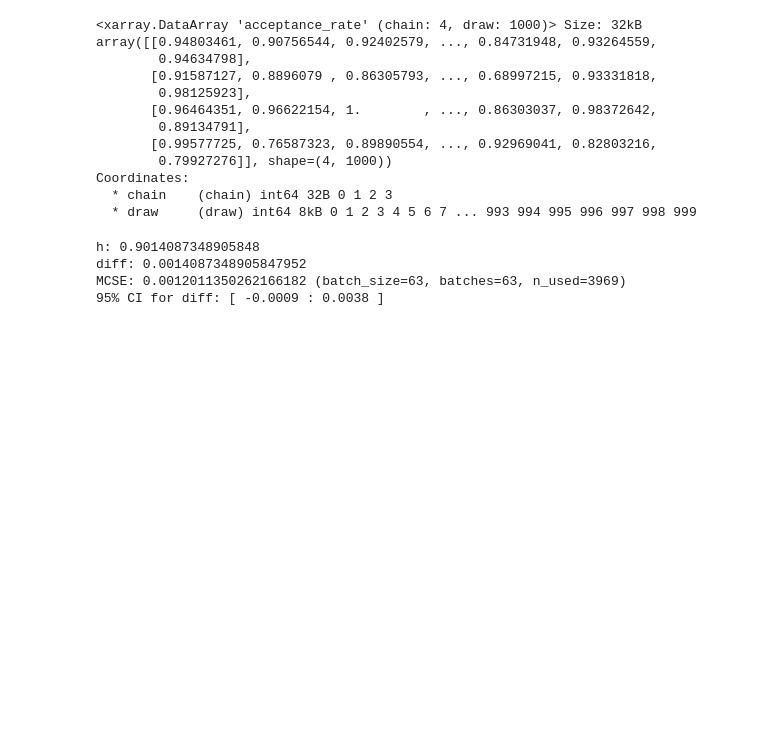
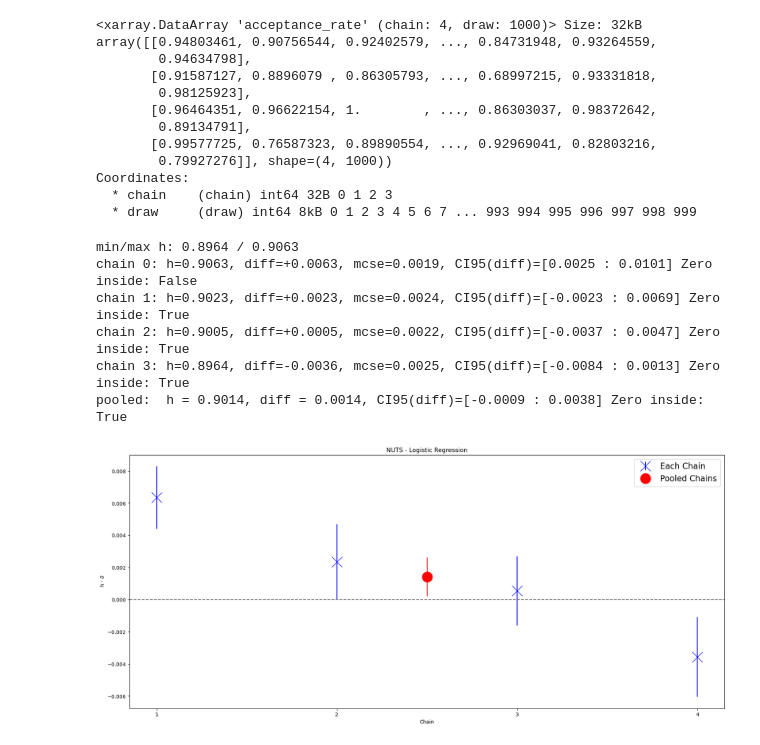
Before and after one commit to Mattia-Ponchio/Inference_Project, a Jupyter notebook: GermanCreditData.ipynb, the cells around one changed output. Saved outputs shown, nothing was run; the diff lists cells and outputs as text; code cells hidden in the pictures; blank space fills up the shorter version.

Commit message:
Added h - delta plot

```diff
--- a/GermanCreditData.ipynb
+++ b/GermanCreditData.ipynb
@@ -141,6 +141,7 @@ prior_mean = 0
 prior_var = 100
 
 TARGET_ACCEPT = 0.9
+CHAINS = 4
 
 with pm.Model() as model:
     X_data = pm.Data( "X", df_norm )
@@ -162,7 +163,7 @@ with pm.Model() as model:
     idata = pm.sample(
         draws=1000,
         tune=1000,
-        chains=4,
+        chains=CHAINS,
         target_accept=TARGET_ACCEPT,
         random_seed=2026,
         progressbar = True,
@@ -267,55 +268,63 @@ Coordinates:
   * chain    (chain) int64 32B 0 1 2 3
   * draw     (draw) int64 8kB 0 1 2 3 4 5 6 7 ... 993 994 995 996 997 998 999
 # %%
-# Error on mean acceptance rate
+# Error on realized mean acceptance rate
 def mcse_batch_means(x, batch_size=None, min_batches=20):
-    """
-    Batch means MCSE for possibly autocorrelated MCMC series.
-    Returns (mcse, batch_size, n_batches, n_used).
-    """
     x = np.asarray(x, dtype=float).ravel()
     n = x.size
-
     if batch_size is None:
         batch_size = int(np.sqrt(n))
-
-    # Ensure reasonable batch_size
     batch_size = max(1, int(batch_size))
-
-    # Choose number of batches
     m = n // batch_size
-
-    # If too few batches, reduce batch_size to get at least min_batches
     if m < min_batches:
         batch_size = max(1, n // min_batches)
         m = n // batch_size
-
     if m < 2:
-        raise ValueError(f"Not enough data for batch means: n={n}, batch_size={batch_size}, batches={m}")
-
+        raise ValueError(f"Not enough data: n={n}, batch_size={batch_size}, batches={m}")
     n_used = m * batch_size
     x_used = x[:n_used]
-
     batch_means = x_used.reshape(m, batch_size).mean(axis=1)
     mcse = batch_means.std(ddof=1) / np.sqrt(m)
-    return mcse, batch_size, m, n_used
+    return mcse
 
+acceptance = idata.sample_stats["acceptance_rate"].to_numpy()
+h_chain = acceptance.mean(axis=1)
+diff_chain = h_chain - TARGET_ACCEPT
 
-accept_stat = idata.sample_stats["acceptance_rate"]
-accept_stat = np.asarray(accept_stat, dtype=float)
-h = accept_stat.mean()
-delta = TARGET_ACCEPT
-diff = h - delta
+print(f"min/max h: {h_chain.min():.4f} / {h_chain.max():.4f}")
 
-mcse, b, m, n_used = mcse_batch_means(accept_stat)
-ci95 = (diff - 1.96 * mcse, diff + 1.96 * mcse)
+mcse = np.zeros(CHAINS)
 
-print("h:", h)
-print("diff:", diff)
-print("MCSE:", mcse, f"(batch_size={b}, batches={m}, n_used={n_used})")
-print("95% CI for diff:", f"[ {ci95[0]:.4f} : {ci95[1]:.4f} ]")
+z = 1.96  # ~95% normal quantile
+for c in range(CHAINS):
+    h = acceptance[c].mean()
+    diff = h - TARGET_ACCEPT
+    mcse[c] = mcse_batch_means(acceptance[c])
+    ci95 = (diff - z*mcse[c], diff + z*mcse[c])
+    print(f"chain {c}: h={h:.4f}, diff={diff:+.4f}, mcse={mcse[c]:.4f}, CI95(diff)=[{ci95[0]:.4f} : {ci95[1]:.4f}] Zero inside: {ci95[0]*ci95[1]<0}")
+
+h_pooled = acceptance.mean()
+diff_pooled = h_pooled - TARGET_ACCEPT
+mcse_pooled = mcse_batch_means(acceptance.reshape(-1))  # concatenate
+ci95_pooled = (diff_pooled - 1.96*mcse_pooled, diff_pooled + 1.96*mcse_pooled)
+print("pooled:", f" h = {h_pooled:.4f}, diff = {diff_pooled:.4f}, CI95(diff)=[{ci95_pooled[0]:.4f} : {ci95_pooled[1]:.4f}] Zero inside: {ci95_pooled[0]*ci95_pooled[1]<0}")
+
+# plot with errorbars
+fig, ax = plt.subplots(figsize=(21,9))
+plt.errorbar(x = np.arange(1, CHAINS+1, 1), y = diff_chain, yerr = mcse, ls="", fmt="x", ms=20, label="Each Chain", color="blue" )
+plt.errorbar(x = (CHAINS+1)/2, y = diff_pooled, yerr = mcse_pooled, ls="", fmt="o", ms=20, label="Pooled Chains", color = "red" )
+plt.xlabel("Chain")
+plt.ylabel(r" h - $\delta$")
+plt.title("NUTS - Logistic Regression")
+plt.xticks(np.arange(1, CHAINS+1, 1))
+plt.legend(loc="upper right", fontsize=16)
+plt.axhline(y=0.0, ls="--", color="gray")
+plt.show()
 # %% [output]
-h: 0.9014087348905848
-diff: 0.0014087348905847952
-MCSE: 0.0012011350262166182 (batch_size=63, batches=63, n_used=3969)
-95% CI for diff: [ -0.0009 : 0.0038 ]
+min/max h: 0.8964 / 0.9063
+chain 0: h=0.9063, diff=+0.0063, mcse=0.0019, CI95(diff)=[0.0025 : 0.0101] Zero inside: False
+chain 1: h=0.9023, diff=+0.0023, mcse=0.0024, CI95(diff)=[-0.0023 : 0.0069] Zero inside: True
+chain 2: h=0.9005, diff=+0.0005, mcse=0.0022, CI95(diff)=[-0.0037 : 0.0047] Zero inside: True
+chain 3: h=0.8964, diff=-0.0036, mcse=0.0025, CI95(diff)=[-0.0084 : 0.0013] Zero inside: True
+pooled:  h = 0.9014, diff = 0.0014, CI95(diff)=[-0.0009 : 0.0038] Zero inside: True
+[figure, added]
```
Also changed, not shown: parts of 3 cells of this notebook.
